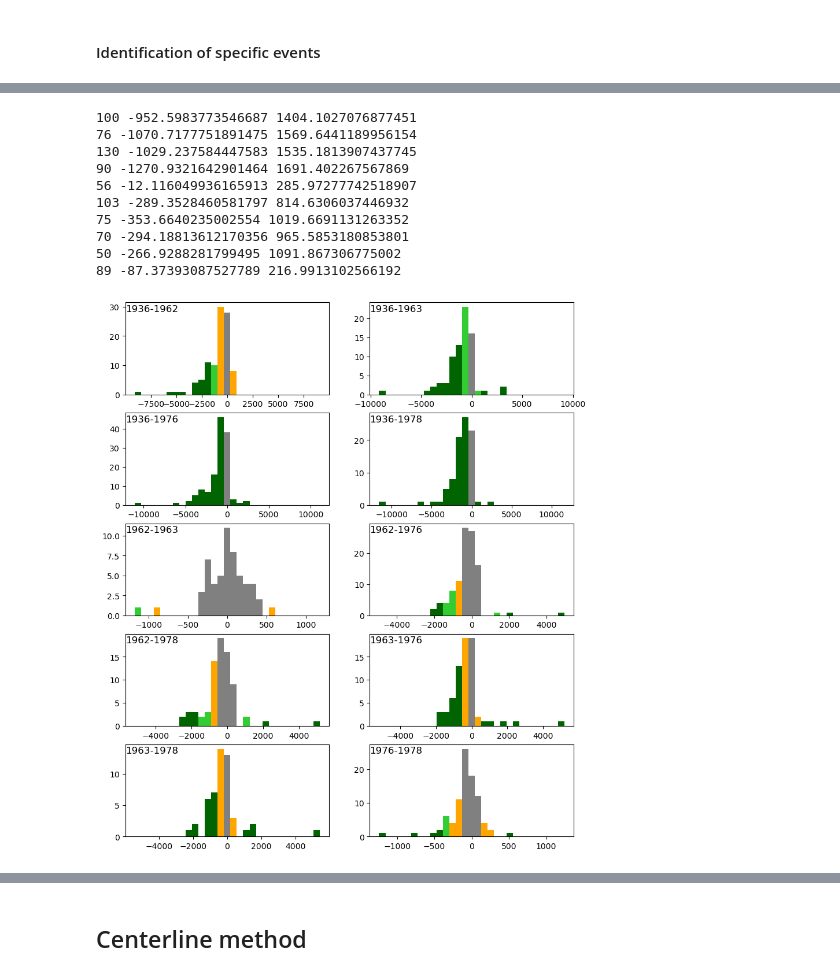
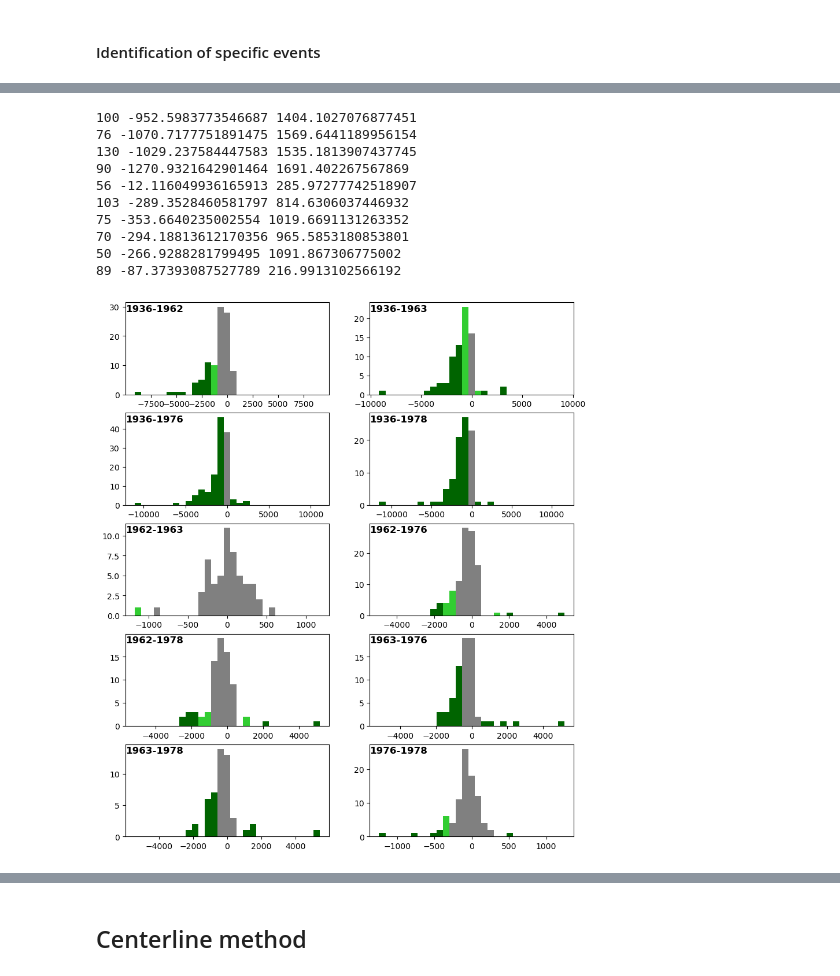
Before and after one commit to lorisdanjou/Svalbard_calving_fronts_1936-1978_data_analysis, a Jupyter notebook: results.ipynb, the cells around one changed output, grey strips where cells are left out. Cells and saved outputs as stored; diff of their text form; code cells hidden in the pictures.

```diff
--- a/results.ipynb
+++ b/results.ipynb
@@ -1208,7 +1208,7 @@ Skipped 738 comparisons out of 2967.
 # %%
 fig, axs = plt.subplots(ncols=2, nrows=5, figsize=(10, 12))
 
-color_sigma = "orange"
+color_sigma = "gray"
 color_2_sigma = "limegreen"
 color_3_sigma = "darkgreen"
 nbins = 30
@@ -1225,7 +1225,7 @@ for i in range(len(patches)):
         patches[i].set_facecolor(color_2_sigma)
     if np.abs(bins[i]) >= 3 * sigma:
         patches[i].set_facecolor(color_3_sigma)
-axs[0, 0].set_title(f"{years[0]}-{years[1]}", y=0.85, loc="left")
+axs[0, 0].set_title(f"{years[0]}-{years[1]}", y=0.85, loc="left", fontweight="semibold")
 print(d.shape[0], d.mean(), d.std())
 
 years = (1936, 1963)
@@ -1240,7 +1240,7 @@ for i in range(len(patches)):
         patches[i].set_facecolor(color_2_sigma)
     if np.abs(bins[i]) >= 3 * sigma:
         patches[i].set_facecolor(color_3_sigma)
-axs[0, 1].set_title(f"{years[0]}-{years[1]}", y=0.85, loc="left")
+axs[0, 1].set_title(f"{years[0]}-{years[1]}", y=0.85, loc="left", fontweight="semibold")
 print(d.shape[0], d.mean(), d.std())
 
 years = (1936, 1976)
@@ -1255,7 +1255,7 @@ for i in range(len(patches)):
         patches[i].set_facecolor(color_2_sigma)
     if np.abs(bins[i]) >= 3 * sigma:
         patches[i].set_facecolor(color_3_sigma)
-axs[1, 0].set_title(f"{years[0]}-{years[1]}", y=0.85, loc="left")
+axs[1, 0].set_title(f"{years[0]}-{years[1]}", y=0.85, loc="left", fontweight="semibold")
 print(d.shape[0], d.mean(), d.std())
 
 years = (1936, 1978)
@@ -1270,7 +1270,7 @@ for i in range(len(patches)):
         patches[i].set_facecolor(color_2_sigma)
     if np.abs(bins[i]) >= 3 * sigma:
         patches[i].set_facecolor(color_3_sigma)
-axs[1, 1].set_title(f"{years[0]}-{years[1]}", y=0.85, loc="left")
+axs[1, 1].set_title(f"{years[0]}-{years[1]}", y=0.85, loc="left", fontweight="semibold")
 print(d.shape[0], d.mean(), d.std())
 
 years = (1962, 1963)
@@ -1285,7 +1285,7 @@ for i in range(len(patches)):
         patches[i].set_facecolor(color_2_sigma)
     if np.abs(bins[i]) >= 3 * sigma:
         patches[i].set_facecolor(color_3_sigma)
-axs[2, 0].set_title(f"{years[0]}-{years[1]}", y=0.85, loc="left")
+axs[2, 0].set_title(f"{years[0]}-{years[1]}", y=0.85, loc="left", fontweight="semibold")
 print(d.shape[0], d.mean(), d.std())
 
 years = (1962, 1976)
@@ -1300,7 +1300,7 @@ for i in range(len(patches)):
         patches[i].set_facecolor(color_2_sigma)
     if np.abs(bins[i]) >= 3 * sigma:
         patches[i].set_facecolor(color_3_sigma)
-axs[2, 1].set_title(f"{years[0]}-{years[1]}", y=0.85, loc="left")
+axs[2, 1].set_title(f"{years[0]}-{years[1]}", y=0.85, loc="left", fontweight="semibold")
 print(d.shape[0], d.mean(), d.std())
 
 years = (1962, 1978)
@@ -1315,7 +1315,7 @@ for i in range(len(patches)):
         patches[i].set_facecolor(color_2_sigma)
     if np.abs(bins[i]) >= 3 * sigma:
         patches[i].set_facecolor(color_3_sigma)
-axs[3, 0].set_title(f"{years[0]}-{years[1]}", y=0.85, loc="left")
+axs[3, 0].set_title(f"{years[0]}-{years[1]}", y=0.85, loc="left", fontweight="semibold")
 print(d.shape[0], d.mean(), d.std())
 
 years = (1963, 1976)
@@ -1330,7 +1330,7 @@ for i in range(len(patches)):
         patches[i].set_facecolor(color_2_sigma)
     if np.abs(bins[i]) >= 3 * sigma:
         patches[i].set_facecolor(color_3_sigma)
-axs[3, 1].set_title(f"{years[0]}-{years[1]}", y=0.85, loc="left")
+axs[3, 1].set_title(f"{years[0]}-{years[1]}", y=0.85, loc="left", fontweight="semibold")
 print(d.shape[0], d.mean(), d.std())
 
 years = (1963, 1978)
@@ -1345,36 +1345,36 @@ for i in range(len(patches)):
         patches[i].set_facecolor(color_2_sigma)
     if np.abs(bins[i]) >= 3 * sigma:
         patches[i].set_facecolor(color_3_sigma)
-axs[4, 0].set_title(f"{years[0]}-{years[1]}", y=0.85, loc="left")
+axs[4, 0].set_title(f"{years[0]}-{years[1]}", y=0.85, loc="left", fontweight="semibold")
 print(d.shape[0], d.mean(), d.std())
 
 years = (1976, 1978)
 d = results_box.loc[results_box.years == years].mean_distance
 N, bins, patches = axs[4, 1].hist(d, color="gray", bins=np.linspace(-np.abs(d).max(), np.abs(d).max(), nbins))
 sigma = uncertainties_box.loc[uncertainties_box.years == years]["sigma_dist"].values[0]
 bins = np.array(bins) + (bins[1] - bins[0])/2
 for i in range(len(patches)):
     if np.abs(bins[i]) >= sigma:
         patches[i].set_facecolor(color_sigma)
     if np.abs(bins[i]) >= 2 * sigma:
         patches[i].set_facecolor(color_2_sigma)
     if np.abs(bins[i]) >= 3 * sigma:
         patches[i].set_facecolor(color_3_sigma)
-axs[4, 1].set_title(f"{years[0]}-{years[1]}", y=0.85, loc="left")
+axs[4, 1].set_title(f"{years[0]}-{years[1]}", y=0.85, loc="left", fontweight="semibold")
 print(d.shape[0], d.mean(), d.std())
 fig.savefig("images/results_distances_distributions_box_with_NPI.png", bbox_inches="tight")
 # %% [output]
 100 -952.5983773546687 1404.1027076877451
 76 -1070.7177751891475 1569.6441189956154
 130 -1029.237584447583 1535.1813907437745
 90 -1270.9321642901464 1691.402267567869
 56 -12.116049936165913 285.97277742518907
 103 -289.3528460581797 814.6306037446932
 75 -353.6640235002554 1019.6691131263352
 70 -294.18813612170356 965.5853180853801
 50 -266.9288281799495 1091.867306775002
 89 -87.37393087527789 216.9913102566192
-[figure, old version]
+[figure, new version]
 # %%
 # list of surges and retreats
 
```
Also changed, not shown: parts of 14 cells of this notebook, 5 other files.
